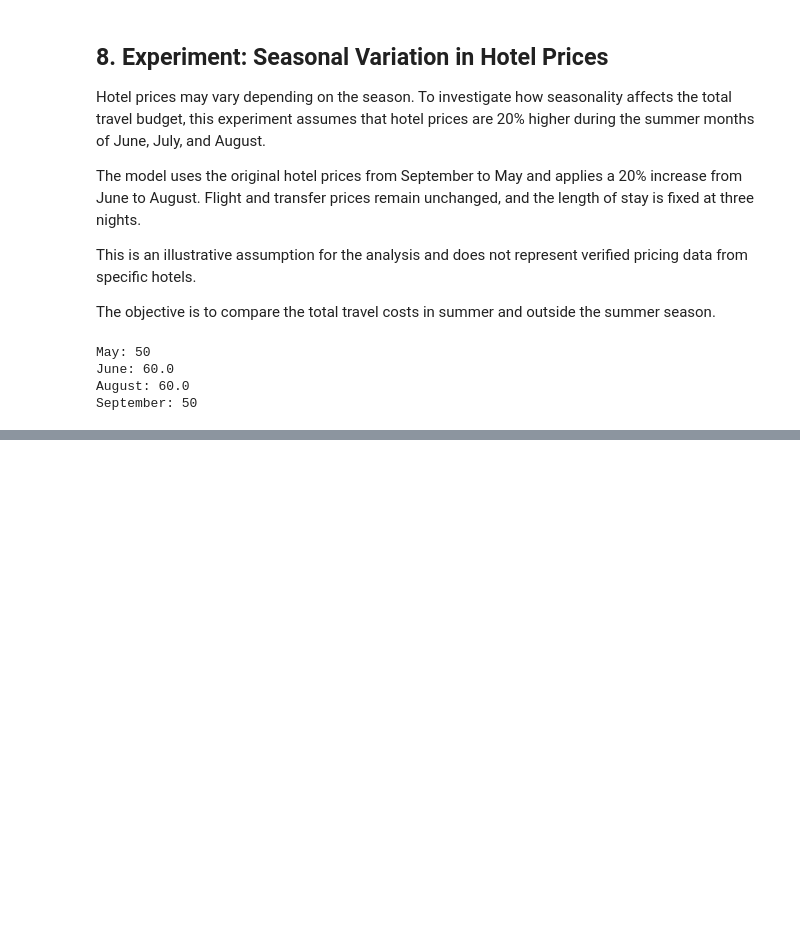
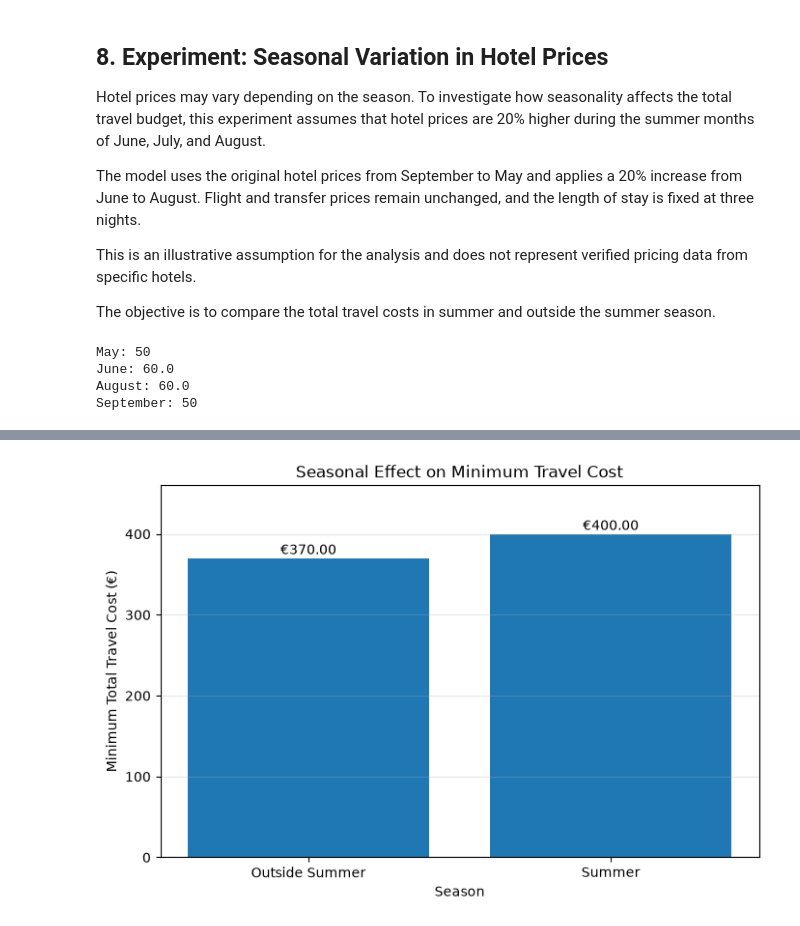
Before and after one commit to ivetuzunova/dental-tourism-cost-optimization, a Jupyter notebook: dental_tourism_cost_optimization.ipynb, the cells around one changed output, grey strips where cells are left out. Drawn from its saved outputs; the diff is of its cells as text; code cells hidden in the pictures; blank space fills up the shorter version.

Commit message:
Interpretation of seasonal variation results

```diff
--- a/dental_tourism_cost_optimization.ipynb
+++ b/dental_tourism_cost_optimization.ipynb
@@ -417,0 +496,31 @@ September: 50
+# %%
+import matplotlib.pyplot as plt
+
+# Find the minimum cost in each season
+minimum_regular_cost = min(
+    result["regular_cost"] for result in seasonal_results
+)
+
+minimum_summer_cost = min(
+    result["summer_cost"] for result in seasonal_results
+)
+
+# Create the comparison chart
+seasons = ["Outside Summer", "Summer"]
+minimum_costs = [minimum_regular_cost, minimum_summer_cost]
+
+plt.figure(figsize=(8, 5))
+plt.bar(seasons, minimum_costs)
+
+plt.title("Seasonal Effect on Minimum Travel Cost")
+plt.xlabel("Season")
+plt.ylabel("Minimum Total Travel Cost (€)")
+
+for i, cost in enumerate(minimum_costs):
+    plt.text(i, cost + 5, f"€{cost:.2f}", ha="center")
+
+plt.ylim(0, max(minimum_costs) + 60)
+plt.grid(axis="y", alpha=0.3)
+plt.show()
+# %% [output]
+[figure, added]
```
Also changed, not shown: parts of 2 cells of this notebook.
